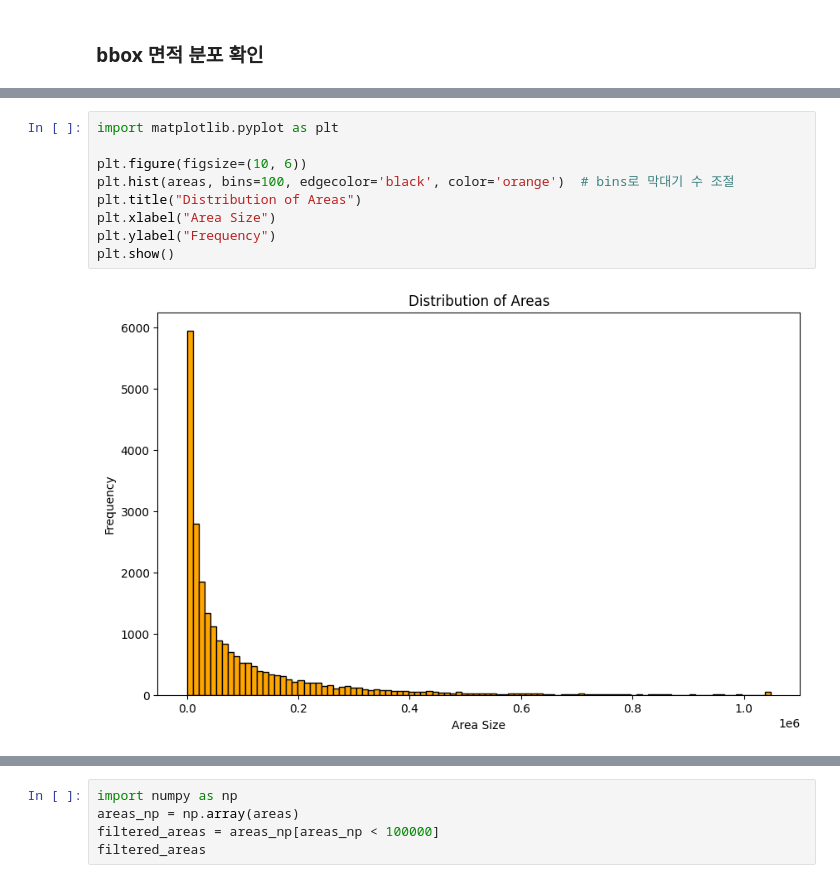
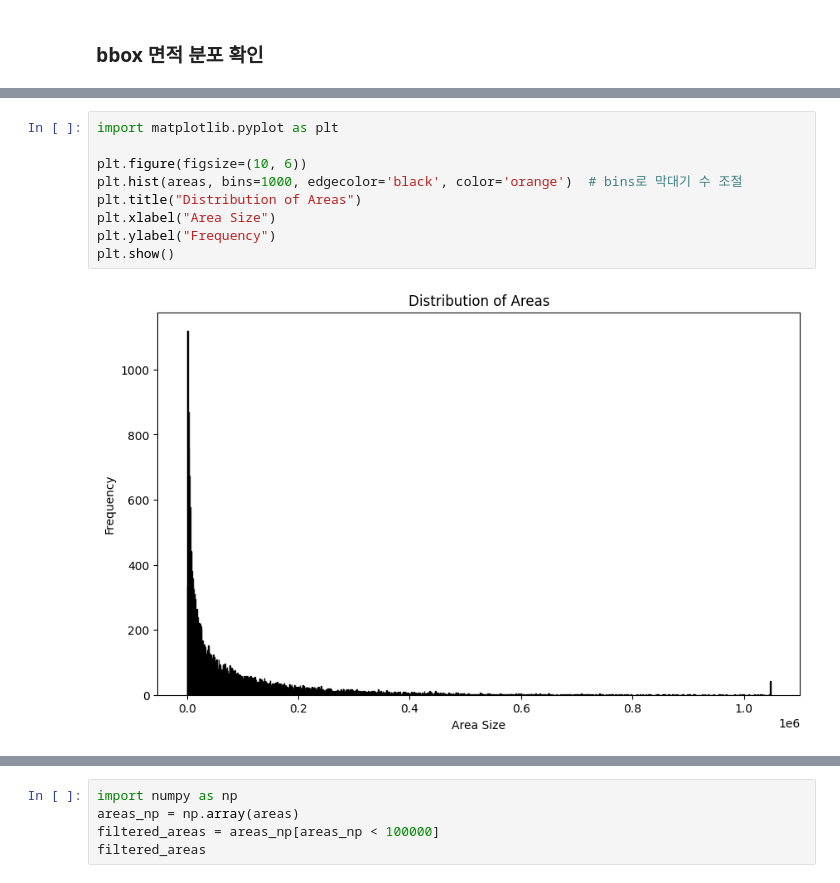
Before and after one commit to kkyungyoon/level2-objectdetection-cv-01, a Jupyter notebook: bbox_eda.ipynb, the cells around one changed output, grey strips where cells are left out. Drawn from its saved outputs; the diff is of its cells as text.

```diff
--- a/bbox_eda.ipynb
+++ b/bbox_eda.ipynb
@@ -58,11 +22,11 @@ for annotation in df['annotations']:
 # %%
 import matplotlib.pyplot as plt
 
 plt.figure(figsize=(10, 6))
-plt.hist(areas, bins=100, edgecolor='black', color='orange')  # bins로 막대기 수 조절
+plt.hist(areas, bins=1000, edgecolor='black', color='orange')  # bins로 막대기 수 조절
 plt.title("Distribution of Areas")
 plt.xlabel("Area Size")
 plt.ylabel("Frequency")
 plt.show()
 # %% [output]
-[figure, old version]
+[figure, new version]
```
Also changed, not shown: parts of 6 cells of this notebook, 1 other file.
